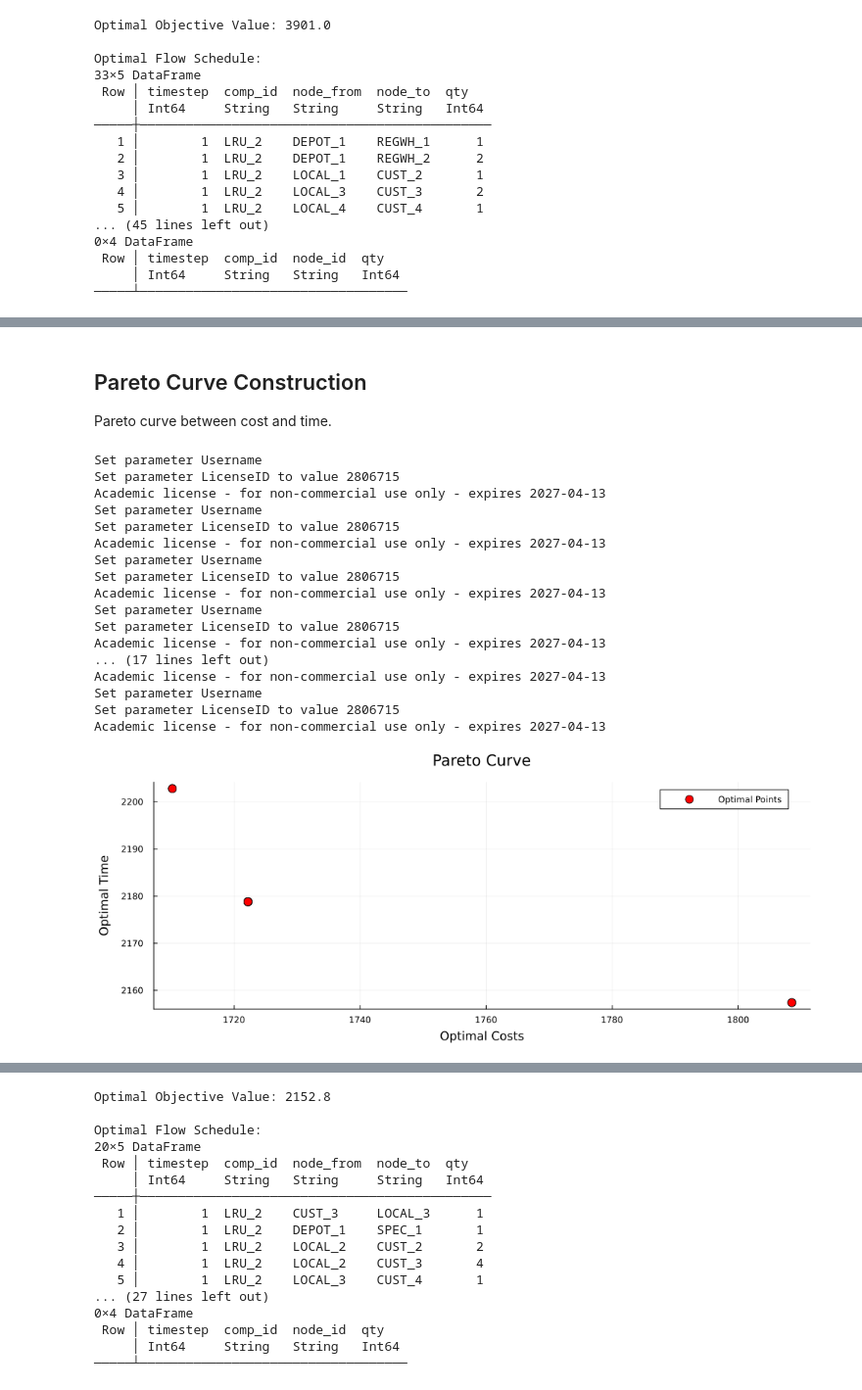
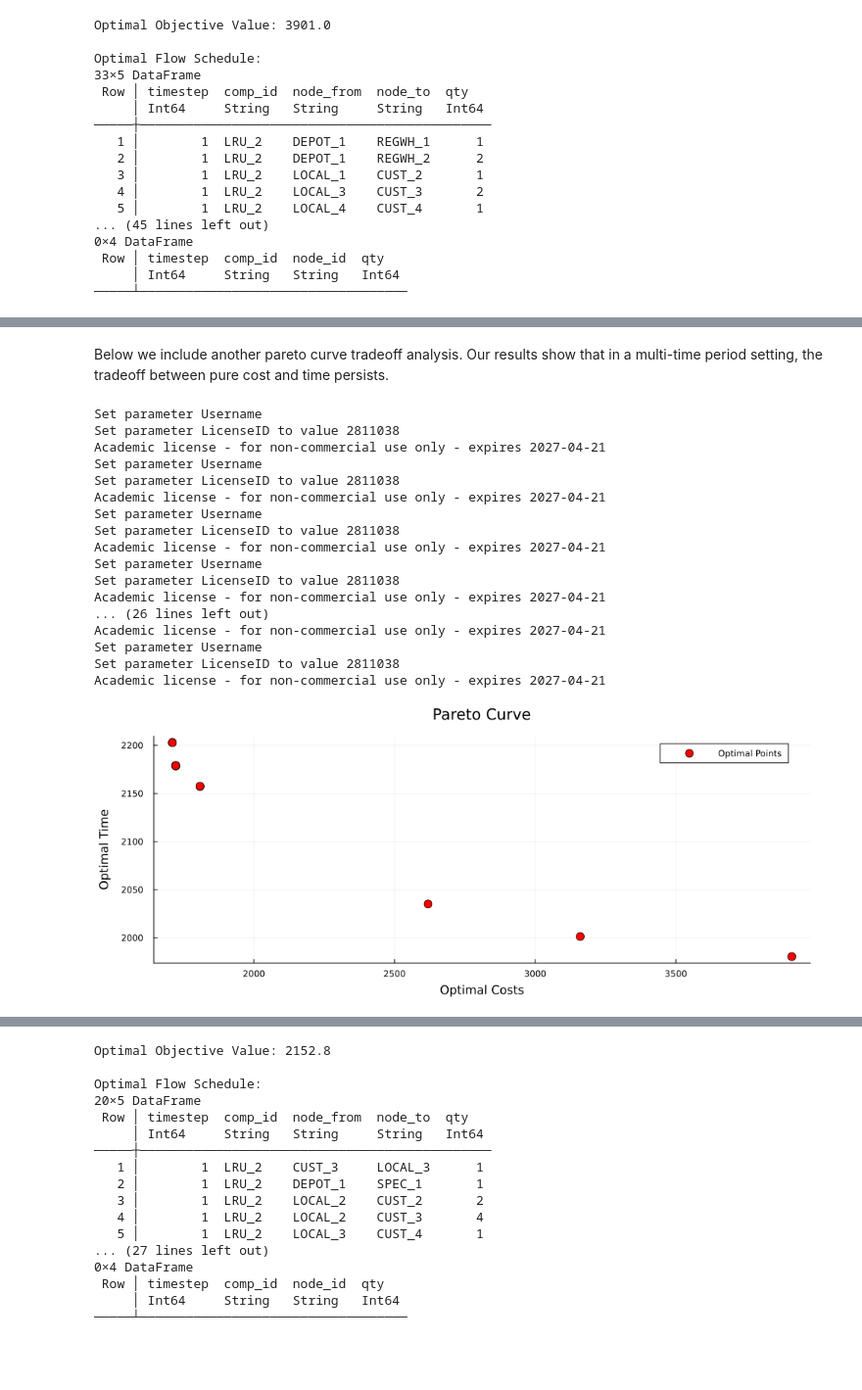
Before and after one commit to OckermanSethGVSU/ISYE_524_W26, a Jupyter notebook: Optimal_Reverse_Supply_Chain_Modeling.ipynb, the cells around one changed output, grey strips where cells are left out. Shown at 98% size. Drawn from its saved outputs; the diff is of its cells as text; code cells hidden in the pictures; blank space fills up the shorter version.

```diff
--- a/Optimal_Reverse_Supply_Chain_Modeling.ipynb
+++ b/Optimal_Reverse_Supply_Chain_Modeling.ipynb
@@ -1438,4 +1452,2 @@ Optimal Flow Schedule:
 # %% [markdown]
-## Pareto Curve Construction
-
-Pareto curve between cost and time.
+Below we include another pareto curve tradeoff analysis. Our results show that in a multi-time period setting, the tradeoff between pure cost and time persists.
@@ -1446,4 +1454,8 @@ opt_times = [];
 # %%
+lambdas = sort([0, 0.5, 1., 1.5, 2., 2.5, 3., 3.5, 4., 4.5, 5., 10., 25., 50.]) # tradeoff parameter
+opt_costs = []
+opt_times = [];
+
 # Parameters
 B = 500 # backorder penalty
 
@@ -1528,56 +1540,55 @@ for lambda_time in lambdas
                sum(get(mult_dict, (node, comp), Mults("", "", 1., 1.)).repair_time_mult * BOM[comp].repair_time * r[node, comp, timestep]
                for comp in components, node in nodes, timestep in 1:timesteps)) # repair time
                )
 
 
     # Solve
     set_silent(m)
     optimize!(m)
 
 
     # Extract Values
     opt_cost = sum(arc_dict[arc].trans_cost * value(x[arc, comp, timestep])
                for comp in components, arc in arcs, timestep in 1:timesteps) +    # transport cost
                sum(get(mult_dict, (node, comp), Mults("", "", 1., 1.)).repair_cost_mult * BOM[comp].repair_cost * value(r[node, comp, timestep])
                for comp in components, node in nodes, timestep in 1:timesteps) +  # repair cost
                sum(500 * value(b[node, comp, timestep])
                for comp in components, node in nodes, timestep in 1:timesteps)    # backorder cost
     opt_time = sum(arc_dict[arc].trans_time * value(x[arc, comp, timestep])
                for comp in components, arc in arcs, timestep in 1:timesteps) +    # transport time
                sum(get(mult_dict, (node, comp), Mults("", "", 1., 1.)).repair_time_mult * BOM[comp].repair_time * value(r[node, comp, timestep])
                for comp in components, node in nodes, timestep in 1:timesteps)    # repair time
     push!(opt_costs, opt_cost)
     push!(opt_times, opt_time)
 end
+
+# Plot Pareto Curve
+p = scatter(opt_costs, opt_times, marker=:circle, markersize=6,
+             label="Optimal Points", color=:red)
+title!(p, "Pareto Curve")
+xlabel!(p, "Optimal Costs")
+ylabel!(p, "Optimal Time")
+
+
+# Display
+plot(p, size=(1000, 400), margin=5Plots.mm)
 # %% [output]
 Set parameter Username
-Set parameter LicenseID to value 2806715
-Academic license - for non-commercial use only - expires 2027-04-13
+Set parameter LicenseID to value 2811038
+Academic license - for non-commercial use only - expires 2027-04-21
 Set parameter Username
-Set parameter LicenseID to value 2806715
-Academic license - for non-commercial use only - expires 2027-04-13
+Set parameter LicenseID to value 2811038
+Academic license - for non-commercial use only - expires 2027-04-21
 Set parameter Username
-Set parameter LicenseID to value 2806715
-Academic license - for non-commercial use only - expires 2027-04-13
+Set parameter LicenseID to value 2811038
+Academic license - for non-commercial use only - expires 2027-04-21
 Set parameter Username
-Set parameter LicenseID to value 2806715
-Academic license - for non-commercial use only - expires 2027-04-13
-... (17 lines left out)
-Academic license - for non-commercial use only - expires 2027-04-13
+Set parameter LicenseID to value 2811038
+Academic license - for non-commercial use only - expires 2027-04-21
+... (26 lines left out)
+Academic license - for non-commercial use only - expires 2027-04-21
 Set parameter Username
-Set parameter LicenseID to value 2806715
-Academic license - for non-commercial use only - expires 2027-04-13
+Set parameter LicenseID to value 2811038
+Academic license - for non-commercial use only - expires 2027-04-21
+[figure, added]
-# %%
-# Plot Pareto Curve
-p = scatter(opt_costs, opt_times, marker=:circle, markersize=6,
-             label="Optimal Points", color=:red)
-title!(p, "Pareto Curve")
-xlabel!(p, "Optimal Costs")
-ylabel!(p, "Optimal Time")
-
-
-# Display
-plot(p, size=(1000, 400), margin=5Plots.mm)
-# %% [output]
-[figure, removed]
 # %% [markdown]
```
Also changed, not shown: parts of 27 cells of this notebook.
